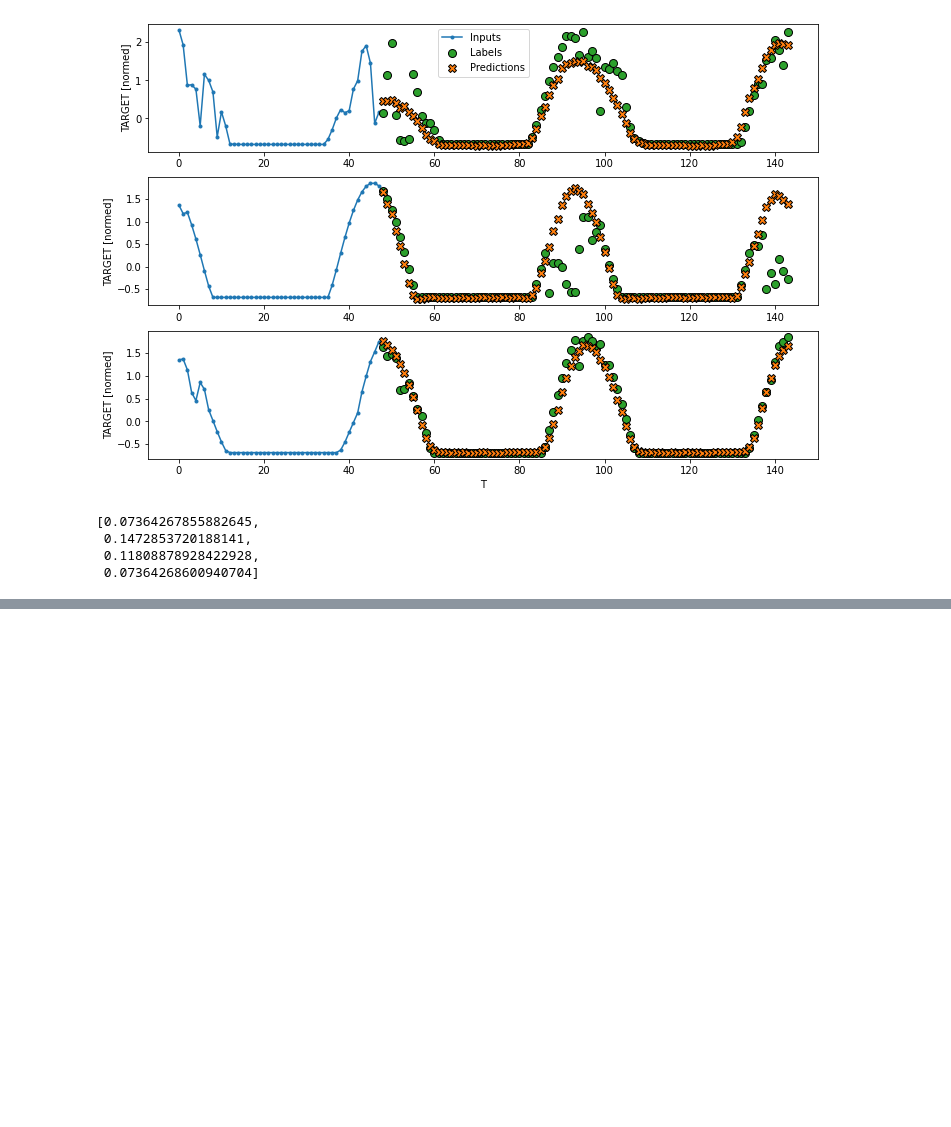
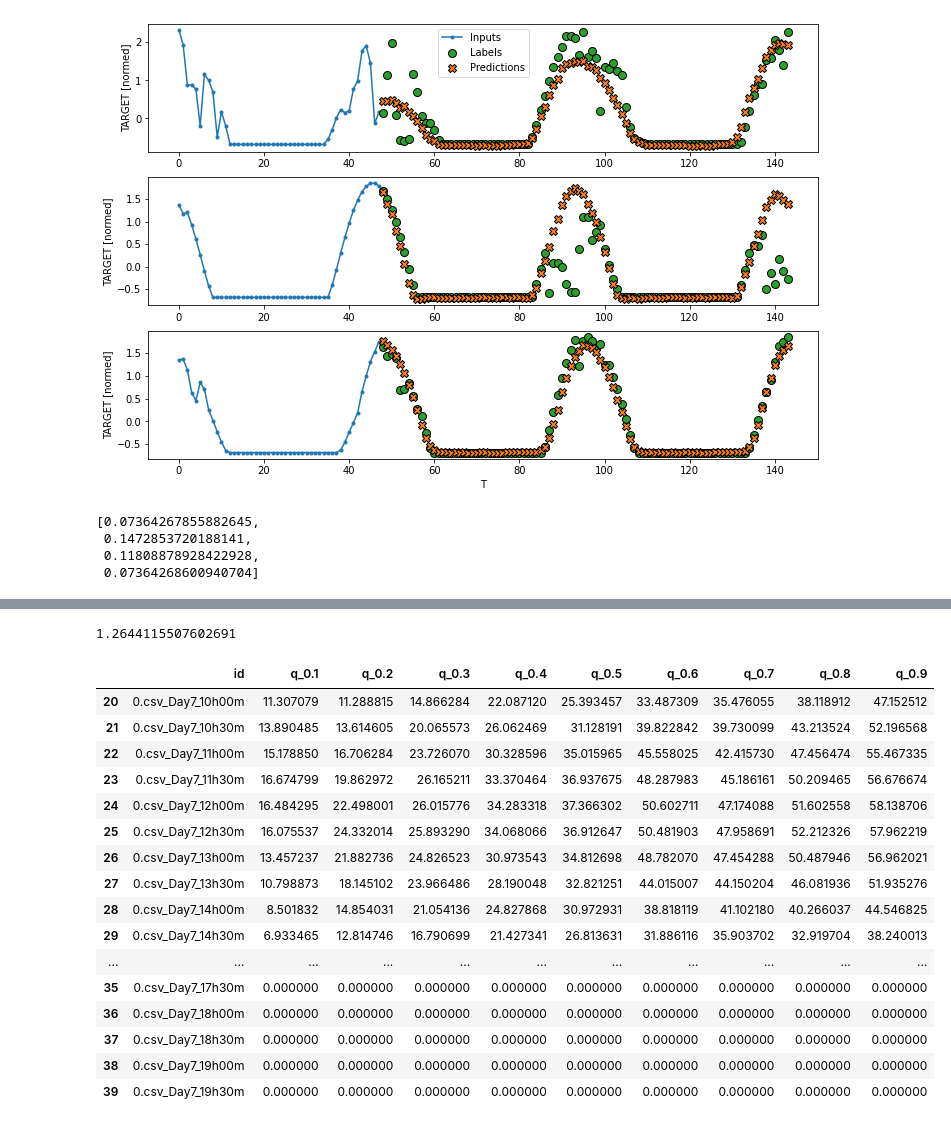
Before and after one commit to parkjuida/dacon, a Jupyter notebook: 235680/runner.ipynb, the cells around one changed output, grey strips where cells are left out. Saved outputs shown, nothing was run; the diff lists cells and outputs as text; code cells hidden in the pictures; blank space fills up the shorter version.

```diff
--- a/235680/runner.ipynb
+++ b/235680/runner.ipynb
@@ -132,4 +329,8 @@ KeyboardInterrupt:
 # %%
+import src.model.multiple_output.convolution
+import importlib
+importlib.reload(src.model.multiple_output.convolution)
+
 from src.model.multiple_output.convolution import Convolution2D3
 from src.loaders.data_loader import load_test_features, load_basic_preprocessed_predict
 
@@ -137,7 +338,7 @@ one_days_window_label_columns = WindowGenerator(
     train_df,
     valid_df,
     test_df,
-    input_width=ONE_DAY_STEPS,
+    input_width=ONE_DAY_STEPS * 1,
     label_width=OUTPUT_STEPS,
     shift=OUTPUT_STEPS,
     label_columns=["TARGET"]
@@ -147,19 +348,21 @@ _, predict_df = load_basic_preprocessed_predict()
 predict_df["scaled_TARGET"] = predict_df["TARGET"]
 predict_df = predict_df[cutter]
 predict_df.drop("TARGET", axis=1, inplace=True)
-predict_df = load_test_features(predict_df, 48)
+predict_df = load_test_features(predict_df, 48 * 1)
 
 for i in range(1, 10):
     q = i/10
-    conv1 = Convolution2D3(1, OUTPUT_STEPS, 8)
+    print(q)
 
-    compile_and_fit_with_pinball_loss(conv1, one_days_window_label_columns, q)
-    conv1.evaluate(one_days_window_label_columns.test, verbose=0)
-    predict_np = predict_df.reshape(-1, 48, 7)
-    pred_y = conv1.predict(predict_np)[:, :, -1]
+    conv2d3 = Convolution2D3(1, OUTPUT_STEPS, 17)
+
+    compile_and_fit_with_pinball_loss(conv2d3, one_days_window_label_columns, q)
+    conv2d3.evaluate(one_days_window_label_columns.test, verbose=0)
+    predict_np = predict_df.reshape(-1, 48, 17)
+    pred_y = conv2d3.predict(predict_np)[:, :, -1]
     submission_df[f"q_{q}"] = pred_y.reshape(-1)
 
-to_submission_csv(submission_df, "conv2d3_not_scaled_target.csv")
+to_submission_csv(submission_df, "conv2d3_all_target.csv")
 # %%
 submission_df[15:50]
 # %% [output]
@@ -311,0 +558,6 @@ NameError: name 'conv2D3_1' is not defined
+# %%
+for i in range(1, 10):
+    q = i/10
+    submission_df[f"q_{q}"][submission_df[f"q_{q}"] < 1] = 0
+submission_df
+submission_df.to_csv('conv_various_using_dhi_dni_ghi_standard_scaled_n_minmaxed_zero.csv', index=False)
@@ -311,0 +701,33 @@ NameError: name 'conv2D3_1' is not defined
+# %%
+s = 0
+for index, value in evaluate_dict.items():
+    s += value[0]
+s / 10
+# %% [output]
+1.2644115507602691
+# %%
+for i in range(1, 10):
+    q = i/10
+    submission_df[submission_df[f"q_{q}"] < 0] = 0
+# %%
+submission_df["id"] = load_submission_data()["id"]
+# %%
+submission_df[20:40]
+# %% [output]
+|  | id | q_0.1 | q_0.2 | q_0.3 | q_0.4 | q_0.5 | q_0.6 | q_0.7 | q_0.8 | q_0.9 |
+| 20 | 0.csv_Day7_10h00m | 11.307079 | 11.288815 | 14.866284 | 22.087120 | 25.393457 | 33.487309 | 35.476055 | 38.118912 | 47.152512 |
+| 21 | 0.csv_Day7_10h30m | 13.890485 | 13.614605 | 20.065573 | 26.062469 | 31.128191 | 39.822842 | 39.730099 | 43.213524 | 52.196568 |
+| 22 | 0.csv_Day7_11h00m | 15.178850 | 16.706284 | 23.726070 | 30.328596 | 35.015965 | 45.558025 | 42.415730 | 47.456474 | 55.467335 |
+| 23 | 0.csv_Day7_11h30m | 16.674799 | 19.862972 | 26.165211 | 33.370464 | 36.937675 | 48.287983 | 45.186161 | 50.209465 | 56.676674 |
+| 24 | 0.csv_Day7_12h00m | 16.484295 | 22.498001 | 26.015776 | 34.283318 | 37.366302 | 50.602711 | 47.174088 | 51.602558 | 58.138706 |
+| 25 | 0.csv_Day7_12h30m | 16.075537 | 24.332014 | 25.893290 | 34.068066 | 36.912647 | 50.481903 | 47.958691 | 52.212326 | 57.962219 |
+| 26 | 0.csv_Day7_13h00m | 13.457237 | 21.882736 | 24.826523 | 30.973543 | 34.812698 | 48.782070 | 47.454288 | 50.487946 | 56.962021 |
+| 27 | 0.csv_Day7_13h30m | 10.798873 | 18.145102 | 23.966486 | 28.190048 | 32.821251 | 44.015007 | 44.150204 | 46.081936 | 51.935276 |
+| 28 | 0.csv_Day7_14h00m | 8.501832 | 14.854031 | 21.054136 | 24.827868 | 30.972931 | 38.818119 | 41.102180 | 40.266037 | 44.546825 |
+| 29 | 0.csv_Day7_14h30m | 6.933465 | 12.814746 | 16.790699 | 21.427341 | 26.813631 | 31.886116 | 35.903702 | 32.919704 | 38.240013 |
+| ... | ... | ... | ... | ... | ... | ... | ... | ... | ... | ... |
+| 35 | 0.csv_Day7_17h30m | 0.000000 | 0.000000 | 0.000000 | 0.000000 | 0.000000 | 0.000000 | 0.000000 | 0.000000 | 0.000000 |
+| 36 | 0.csv_Day7_18h00m | 0.000000 | 0.000000 | 0.000000 | 0.000000 | 0.000000 | 0.000000 | 0.000000 | 0.000000 | 0.000000 |
+| 37 | 0.csv_Day7_18h30m | 0.000000 | 0.000000 | 0.000000 | 0.000000 | 0.000000 | 0.000000 | 0.000000 | 0.000000 | 0.000000 |
+| 38 | 0.csv_Day7_19h00m | 0.000000 | 0.000000 | 0.000000 | 0.000000 | 0.000000 | 0.000000 | 0.000000 | 0.000000 | 0.000000 |
+| 39 | 0.csv_Day7_19h30m | 0.000000 | 0.000000 | 0.000000 | 0.000000 | 0.000000 | 0.000000 | 0.000000 | 0.000000 | 0.000000 |
```
Also changed, not shown: parts of 29 cells of this notebook, 4 other files.
